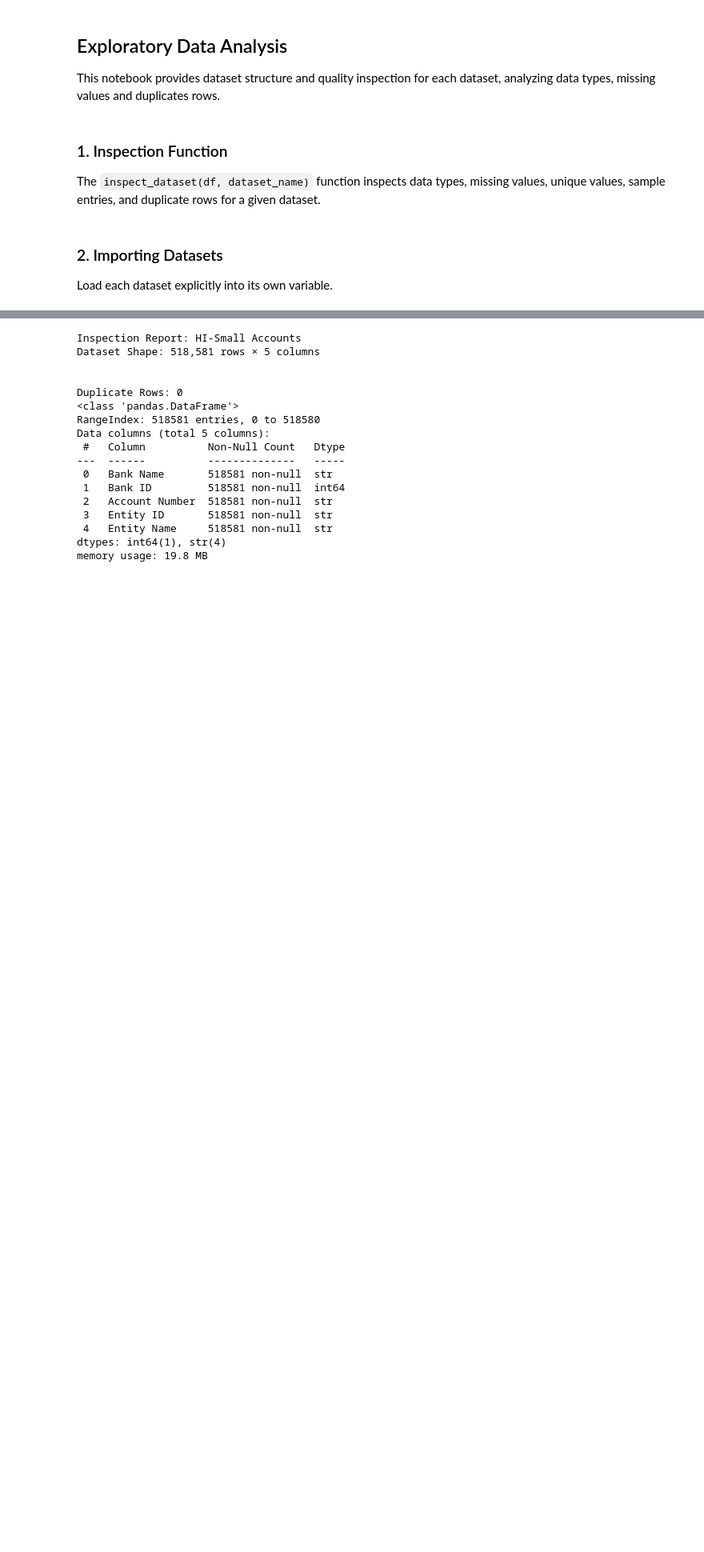
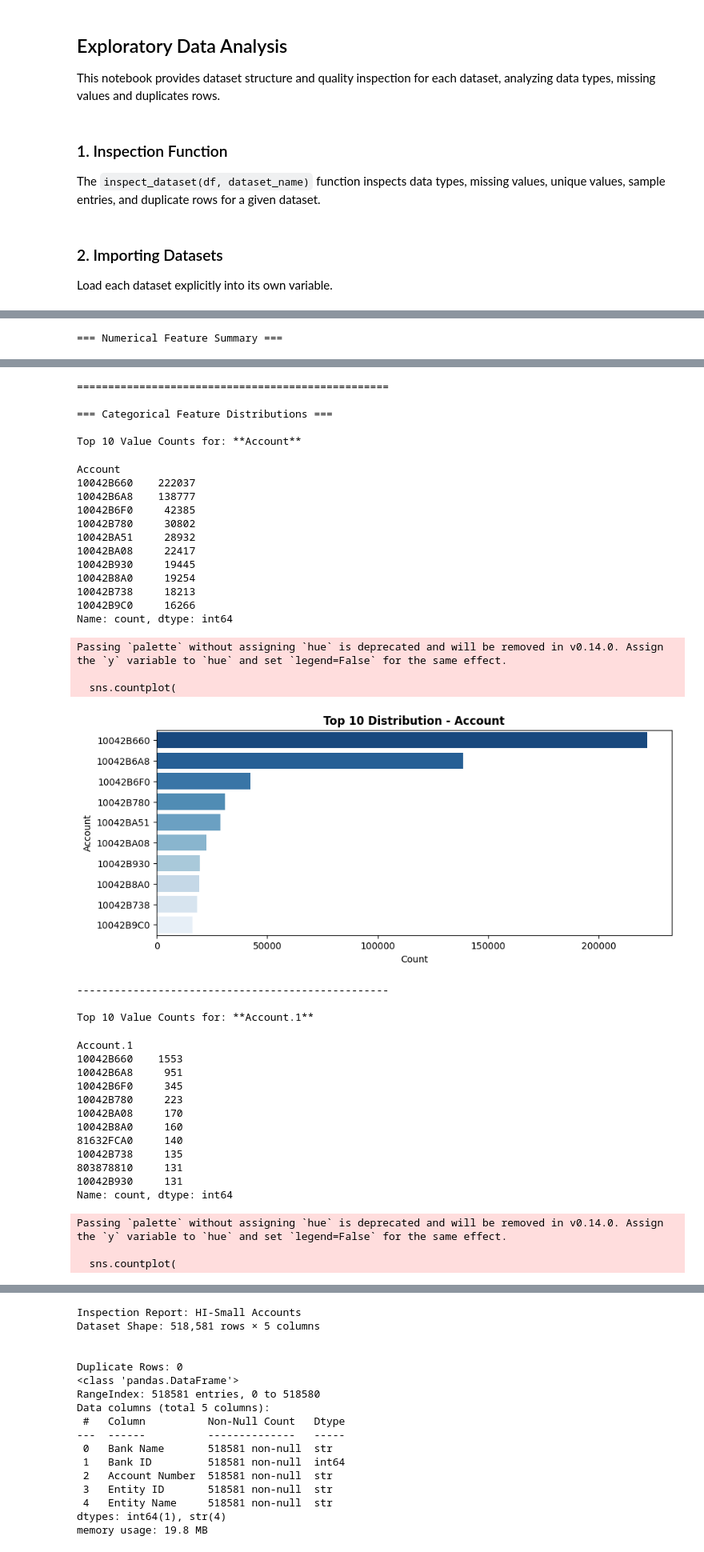
Before and after one commit to jnfpm/Capstone-Project, a Jupyter notebook: EDA.ipynb, the cells around one changed output, grey strips where cells are left out. Shown at 80% size. Saved outputs shown, nothing was run; the diff lists cells and outputs as text; code cells hidden in the pictures; blank space fills up the shorter version.

```diff
--- a/EDA.ipynb
+++ b/EDA.ipynb
@@ -203,0 +301,9 @@ pattern_numerical_cols = ["Amount Received", "Amount Paid"]
+# %%
+univariate_analysis(
+    li_small_trans,
+    categorical_cols=transaction_categorical_cols,
+    numerical_cols=transaction_numerical_cols,
+    datetime_cols=transaction_datetime_cols,
+)
+# %% [output]
+=== Numerical Feature Summary ===
@@ -203,0 +319,39 @@ pattern_numerical_cols = ["Amount Received", "Amount Paid"]
+==================================================
+
+=== Categorical Feature Distributions ===
+
+Top 10 Value Counts for: **Account**
+Account
+10042B660    222037
+10042B6A8    138777
+10042B6F0     42385
+10042B780     30802
+10042BA51     28932
+10042BA08     22417
+10042B930     19445
+10042B8A0     19254
+10042B738     18213
+10042B9C0     16266
+Name: count, dtype: int64
+Passing `palette` without assigning `hue` is deprecated and will be removed in v0.14.0. Assign the `y` variable to `hue` and set `legend=False` for the same effect.
+
+  sns.countplot(
+[figure, added]
+--------------------------------------------------
+
+Top 10 Value Counts for: **Account.1**
+Account.1
+10042B660    1553
+10042B6A8     951
+10042B6F0     345
+10042B780     223
+10042BA08     170
+10042B8A0     160
+81632FCA0     140
+10042B738     135
+803878810     131
+10042B930     131
+Name: count, dtype: int64
+Passing `palette` without assigning `hue` is deprecated and will be removed in v0.14.0. Assign the `y` variable to `hue` and set `legend=False` for the same effect.
+
+  sns.countplot(
```
Also changed, not shown: parts of 81 cells of this notebook, 3 other files.
